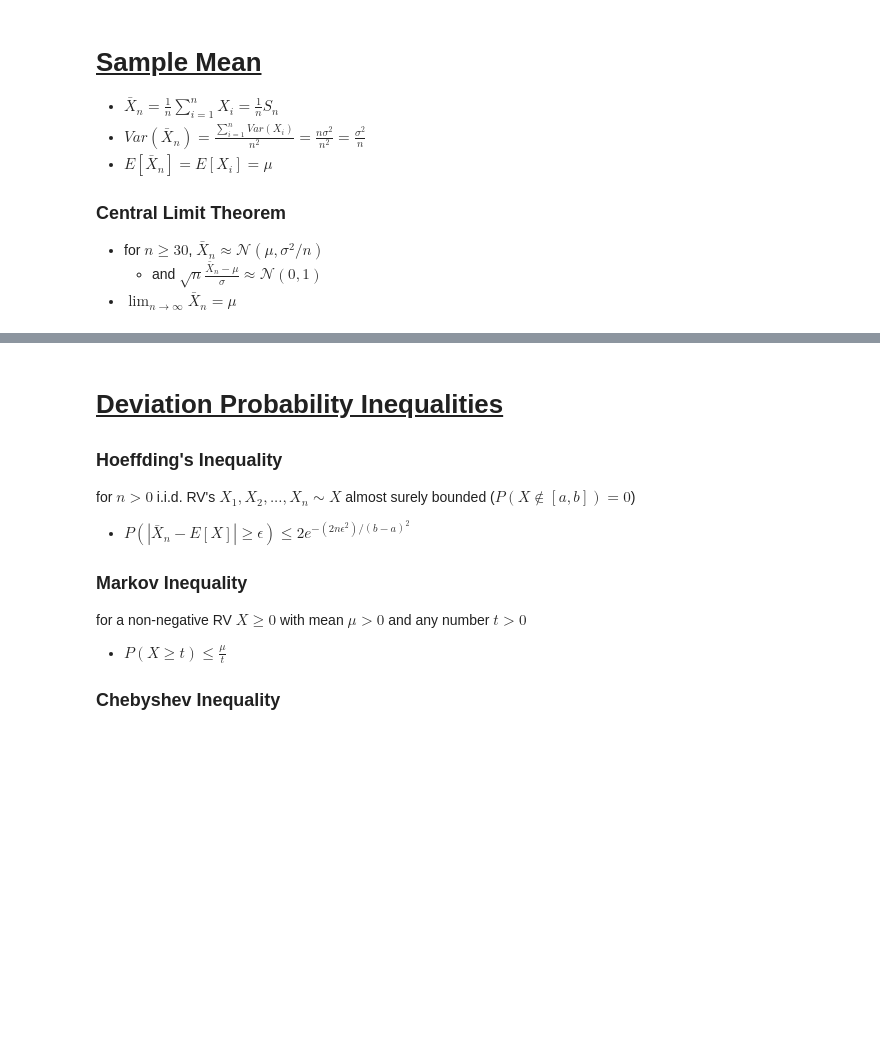
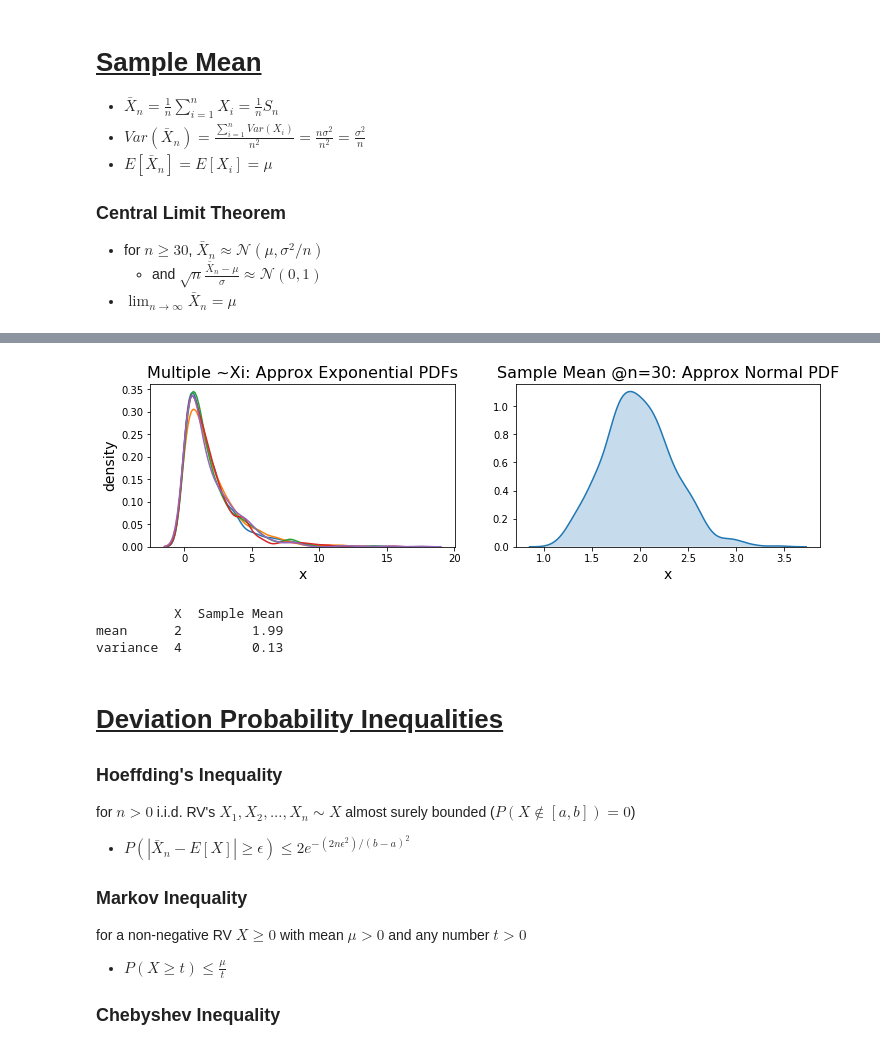
Before and after one commit to TraceMyers/mitx-stats-notes, a Jupyter notebook: Unit 1 Notes.ipynb, the cells around one changed output, grey strips where cells are left out. Saved outputs shown, nothing was run; the diff lists cells and outputs as text; code cells hidden in the pictures; blank space fills up the shorter version.

```diff
--- a/Unit 1 Notes.ipynb
+++ b/Unit 1 Notes.ipynb
@@ -20,3 +22,36 @@ variance  4         0.14
+# %%
+# Uses approximate distributions in arrays to stand for RVs
+# Simulates the averaging of RV's; the sample mean is a new RV
+n = 30
+mean = 2
+var = mean**2
+X = np.array([np.random.exponential(mean, 700) for i in range(n)])
+sample_mean = np.sum(X, axis=0) / n
+
+plt.figure(figsize=(12,3))
+
+plt.subplot(1, 2, 1)
+plt.title('Multiple ~Xi: Approx Exponential PDFs', fontsize=16)
+plt.ylabel('density', fontsize=14)
+plt.xlabel('x', fontsize=14)
+for apprx_density_function in X[:5]:
+    sns.kdeplot(apprx_density_function)
+
+plt.subplot(1, 2, 2)
+plt.title('Sample Mean @n=30: Approx Normal PDF', fontsize=16)
+plt.xlabel('x', fontsize=14)
+sns.kdeplot(sample_mean, shade=True)
+
+plt.show()
+
+table = pd.DataFrame({'X':[2, 4], 'Sample Mean':[round(np.mean(sample_mean), 2), round(np.var(sample_mean), 2)]})
+table.rename(index={0:'mean', 1:'variance'}, inplace=True)
+print(table)
+# %% [output]
+[figure, added]
+          X  Sample Mean
+mean      2         1.99
+variance  4         0.13
 # %% [markdown]
 # <u>Deviation Probability Inequalities</u>
 
```
Also changed, not shown: parts of 10 cells of this notebook.
